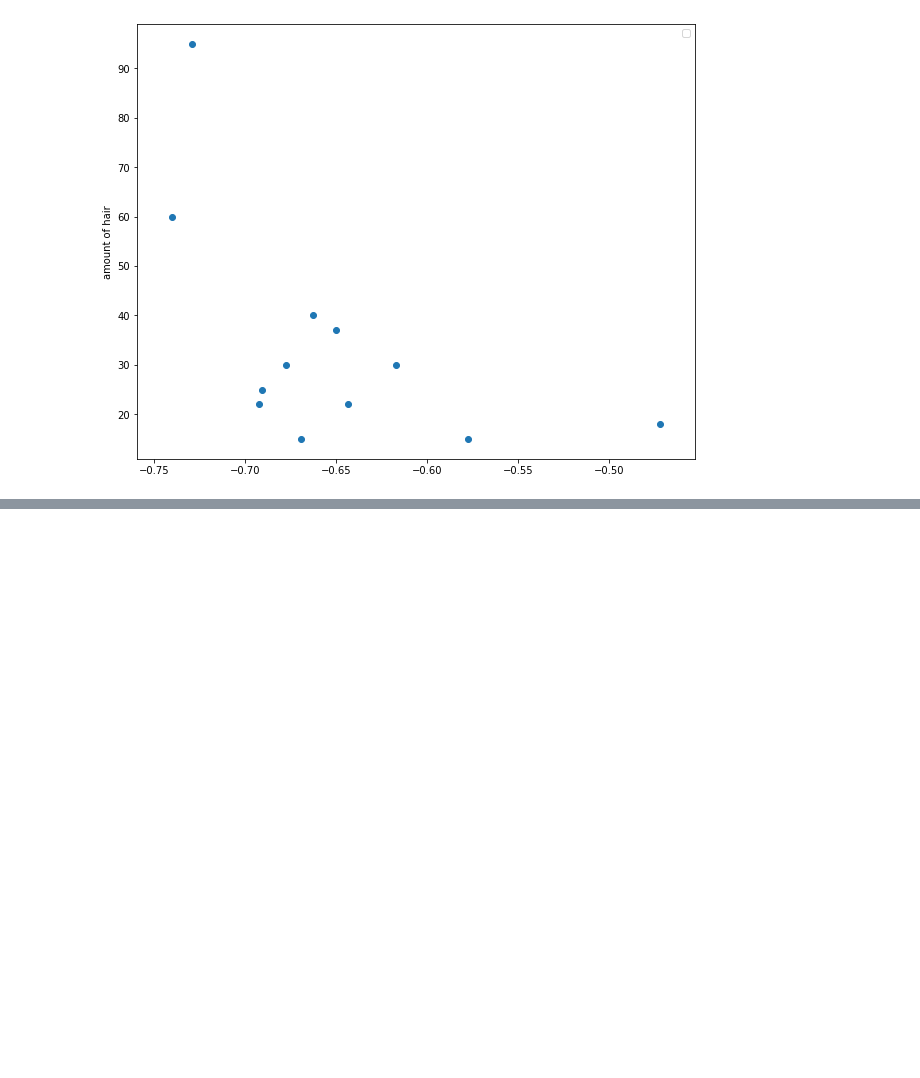
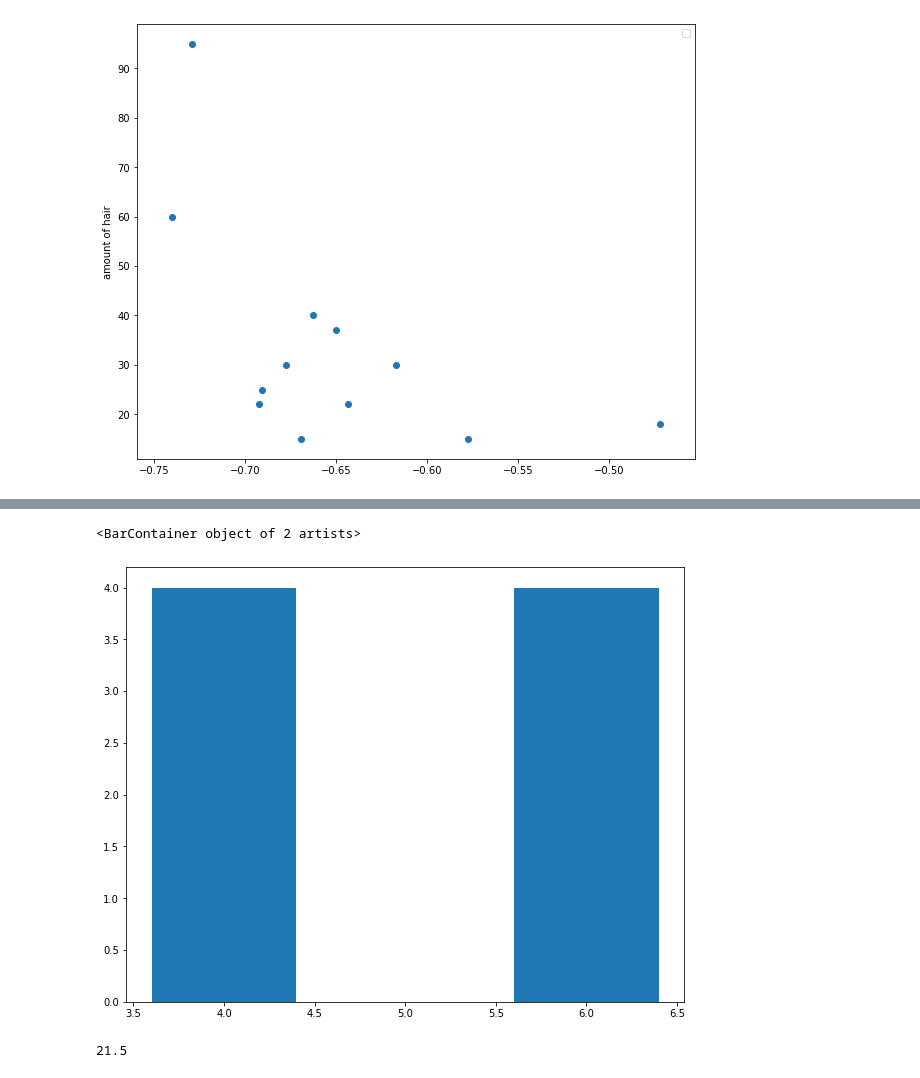
Before and after one commit to CodeIsJustLikeMagic/HairEstimation, a Jupyter notebook: guess funktions.ipynb, the cells around one changed output, grey strips where cells are left out. Saved outputs shown, nothing was run; the diff lists cells and outputs as text; code cells hidden in the pictures; blank space fills up the shorter version.

```diff
--- a/guess funktions.ipynb
+++ b/guess funktions.ipynb
@@ -320,0 +333,10 @@ setFunctions(str)
+# %%
+fig, ax = plt.subplots(figsize=(10, 8))
+ax.bar(np.array([4,6]),4)
+# %% [output]
+<BarContainer object of 2 artists>
+[figure, added]
+# %%
+43.0/2
+# %% [output]
+21.5
```
Also changed, not shown: parts of 13 cells of this notebook, 51 other files.
